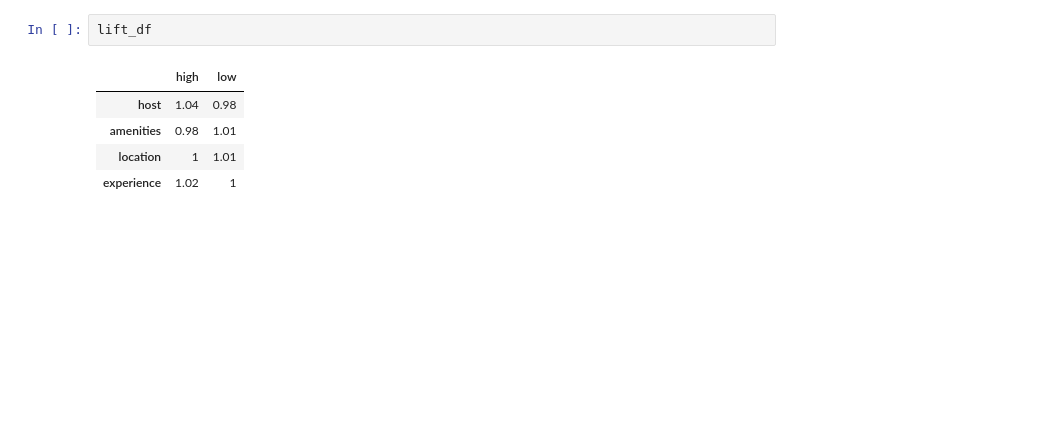
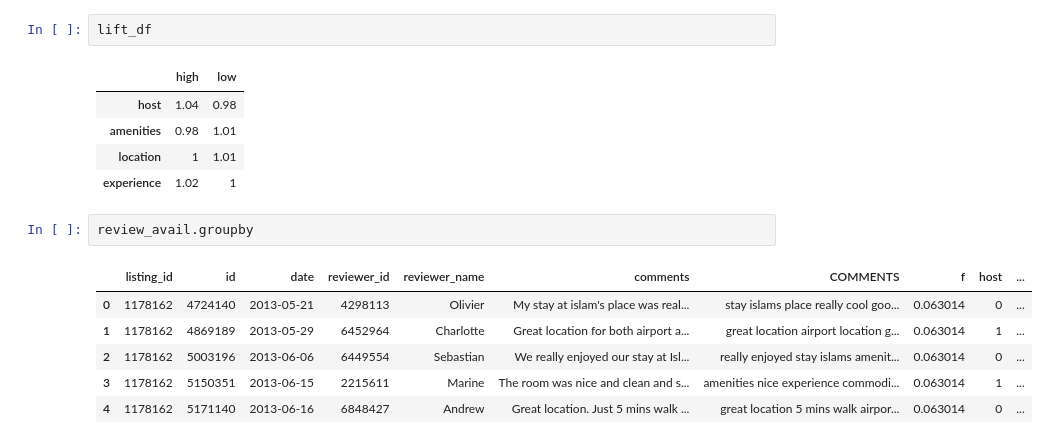
Before and after one commit to 91jackcheng/Text-Analytics, a Jupyter notebook: Project-Jack.ipynb, the cells around one changed output. Cells and saved outputs as stored; diff of their text form; blank space fills up the shorter version.

```diff
--- a/Project-Jack.ipynb
+++ b/Project-Jack.ipynb
@@ -405,3 +389,12 @@ lift_df
 | amenities | 0.98 | 1.01 |
 | location | 1 | 1.01 |
 | experience | 1.02 | 1 |
+# %%
+review_avail.groupby
+# %% [output]
+|  | listing_id | id | date | reviewer_id | reviewer_name | comments | COMMENTS | f | host | ... |
+| 0 | 1178162 | 4724140 | 2013-05-21 | 4298113 | Olivier | My stay at islam's place was real... | stay islams place really cool goo... | 0.063014 | 0 | ... |
+| 1 | 1178162 | 4869189 | 2013-05-29 | 6452964 | Charlotte | Great location for both airport a... | great location airport location g... | 0.063014 | 1 | ... |
+| 2 | 1178162 | 5003196 | 2013-06-06 | 6449554 | Sebastian | We really enjoyed our stay at Isl... | really enjoyed stay islams amenit... | 0.063014 | 0 | ... |
+| 3 | 1178162 | 5150351 | 2013-06-15 | 2215611 | Marine | The room was nice and clean and s... | amenities nice experience commodi... | 0.063014 | 1 | ... |
+| 4 | 1178162 | 5171140 | 2013-06-16 | 6848427 | Andrew | Great location. Just 5 mins walk ... | great location 5 mins walk airpor... | 0.063014 | 0 | ... |
```
Also changed, not shown: parts of 8 cells of this notebook.
